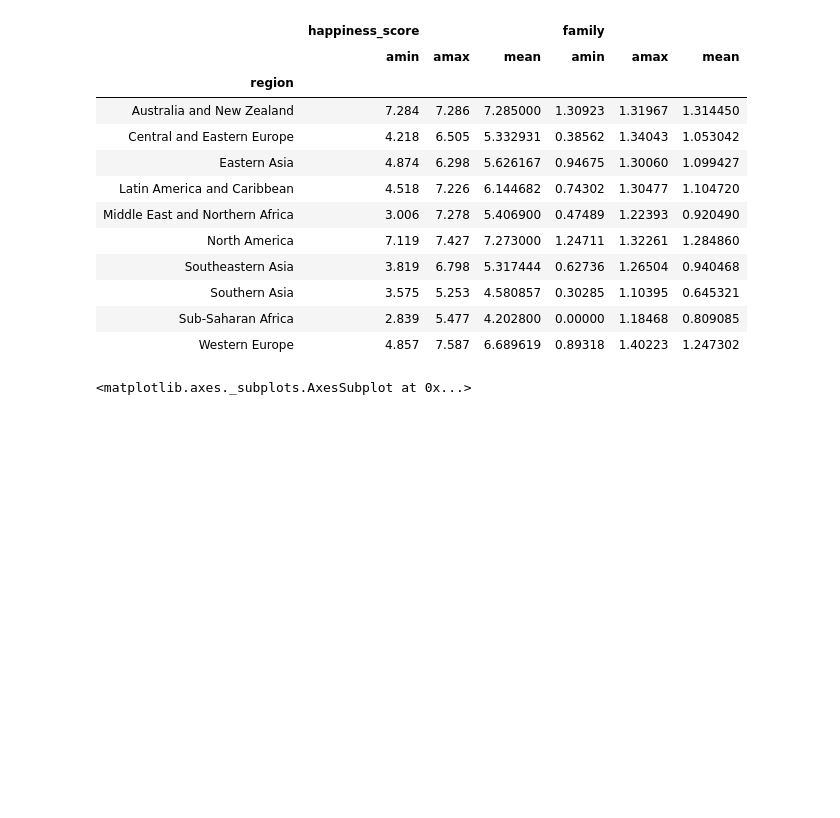
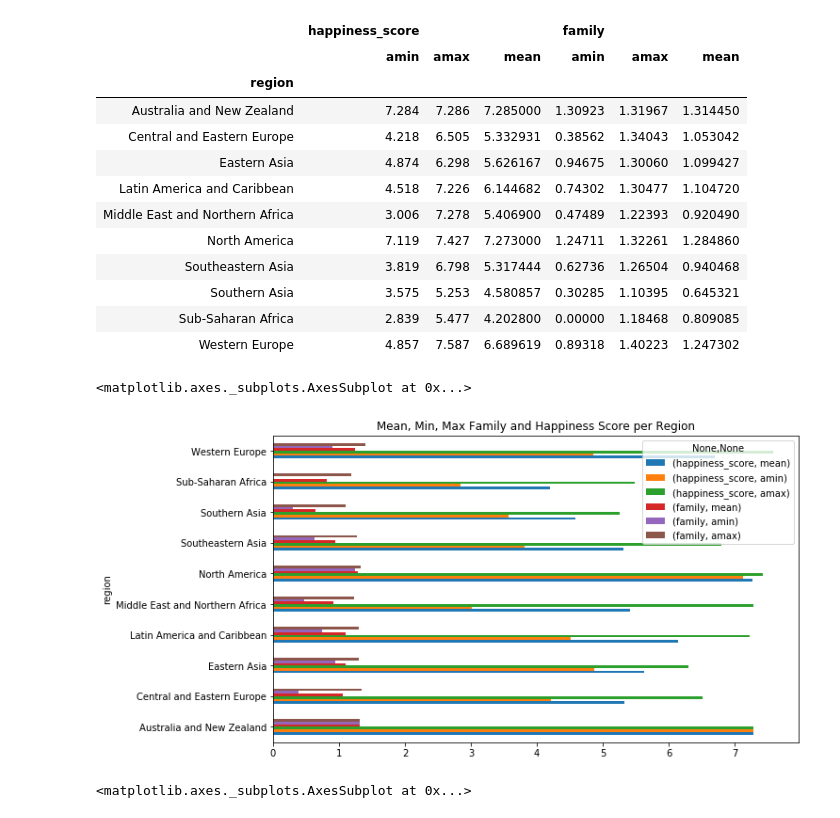
Before and after one commit to AnaValiente/akademy_student_code, a Jupyter notebook: 02_data_science/01-PandasCleaning/Pandas_cleaning/Pandas_cleaning/exercises/pandas-cleaning-2.ipynb, the cells around one changed output. Saved outputs shown, nothing was run; the diff lists cells and outputs as text; code cells hidden in the pictures; blank space fills up the shorter version.

```diff
--- a/02_data_science/01-PandasCleaning/Pandas_cleaning/Pandas_cleaning/exercises/pandas-cleaning-2.ipynb
+++ b/02_data_science/01-PandasCleaning/Pandas_cleaning/Pandas_cleaning/exercises/pandas-cleaning-2.ipynb
@@ -149,6 +186,12 @@ happy_family_stats
 | Southern Asia | 3.575 | 5.253 | 4.580857 | 0.30285 | 1.10395 | 0.645321 |
 | Sub-Saharan Africa | 2.839 | 5.477 | 4.202800 | 0.00000 | 1.18468 | 0.809085 |
 | Western Europe | 4.857 | 7.587 | 6.689619 | 0.89318 | 1.40223 | 1.247302 |
+# %%
+happy_family_stats=grouped['happiness_score','family'].agg([np.mean,np.amin,np.amax])
+happy_family_stats.plot(kind='barh',figsize=(10,6),title='Mean, Min, Max Family and Happiness Score per Region')
+# %% [output]
+<matplotlib.axes._subplots.AxesSubplot at 0x...>
+[figure, added]
 # %%
 #your code here
 # %% [output]
```
Also changed, not shown: parts of 31 cells of this notebook, 4 other files.
